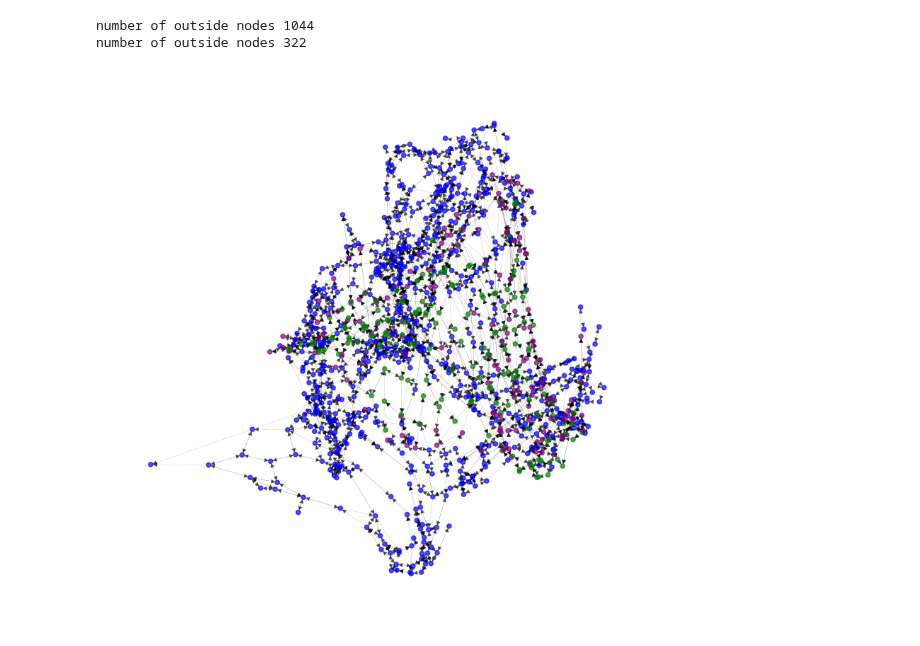
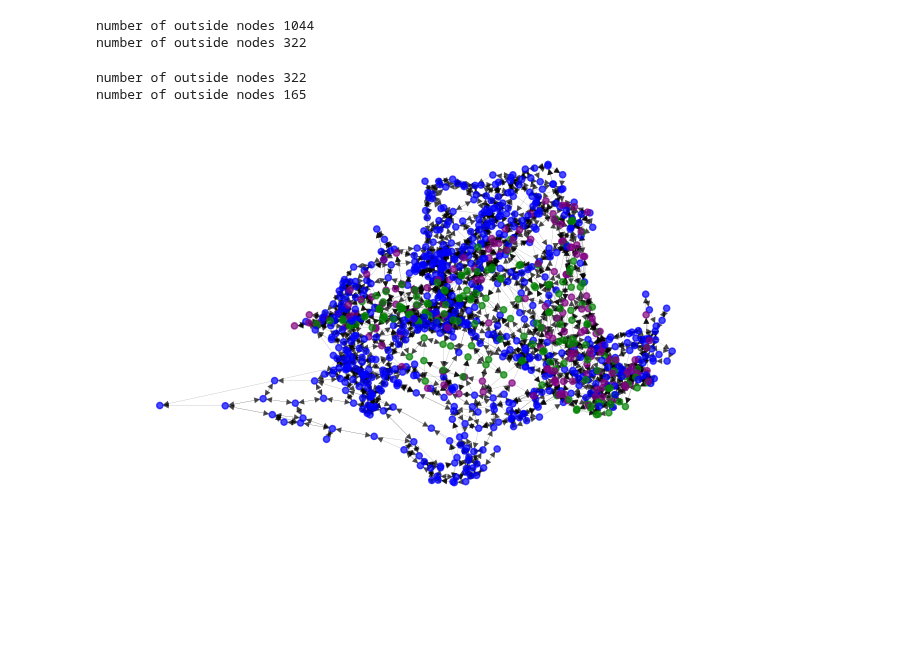
Before and after one commit to claricemottet/Barcelona_Superblock_Placement_Optimization, a Jupyter notebook: networks_bcn_pictures.ipynb, the cells around one changed output. Drawn from its saved outputs; the diff is of its cells as text; code cells hidden in the pictures; blank space fills up the shorter version.

```diff
--- a/networks_bcn_pictures.ipynb
+++ b/networks_bcn_pictures.ipynb
@@ -537,7 +569,7 @@ def update_links(list_dict_blocks_directed_iter, link_file, SO):
 
     return links_out
 
-def graph_w_superblock(graph, list_center, list_outside, seed):
+def graph_w_superblock(graph, list_center, list_outside, seed, name):
     # Prepare node colors
     node_colors = []
     for node in graph.nodes():
@@ -549,11 +581,12 @@ def graph_w_superblock(graph, list_center, list_outside, seed):
             node_colors.append('blue')
 
     # Generate a layout
-    pos = nx.spring_layout(graph, scale=1, seed = seed)
+    pos = nx.spring_layout(graph, scale=2, seed = seed, dim = 2)
     # pos = nx.spring_layout(graph, scale=2, seed = 42)
 
     # Set figure size
-    plt.figure(figsize=(10, 10))
+    plt.figure(figsize=(8, 5))
+    # plt.figure(figsize=(10, 10))
     # plt.figure(figsize=(20, 20))
 
     # Draw the graph with specified node colors
@@ -561,6 +594,10 @@ def graph_w_superblock(graph, list_center, list_outside, seed):
 
     # Adjust plot
     plt.axis('off')
+
+    if len(name) > 1:
+        plt.savefig('/home/clarice/Documents/VSCode/Term2_Networks/final_project/'+name+'.jpeg')
+
     plt.show()
 # %%
 #import data into programming environment
@@ -623,15 +666,22 @@ for node_ in dist_number_of_center:
         if node_ == node_out:
             index_remove.append(i)
 
+print("number of outside nodes",len(dist_number_of_outside))
+
 index_remove.sort(reverse = True)
 for i in index_remove:
     del dist_number_of_outside[i]
+
+print("number of outside nodes",len(dist_number_of_outside))
+# %% [output]
+number of outside nodes 322
+number of outside nodes 165
 # %%
 list_center = dist_number_of_center
 list_outside = dist_number_of_outside
 
-graph_w_superblock(graph, list_center, list_outside, 40)
+graph_w_superblock(graph, list_center, list_outside, 40, 'barcelona_with_all_superblocks')
 # graph_w_superblock(graph, list_center, list_outside, 60)
 # %% [output]
-[figure, old version]
+[figure, new version]
 # %%
```
Also changed, not shown: parts of 4 cells of this notebook, 4 other files.
